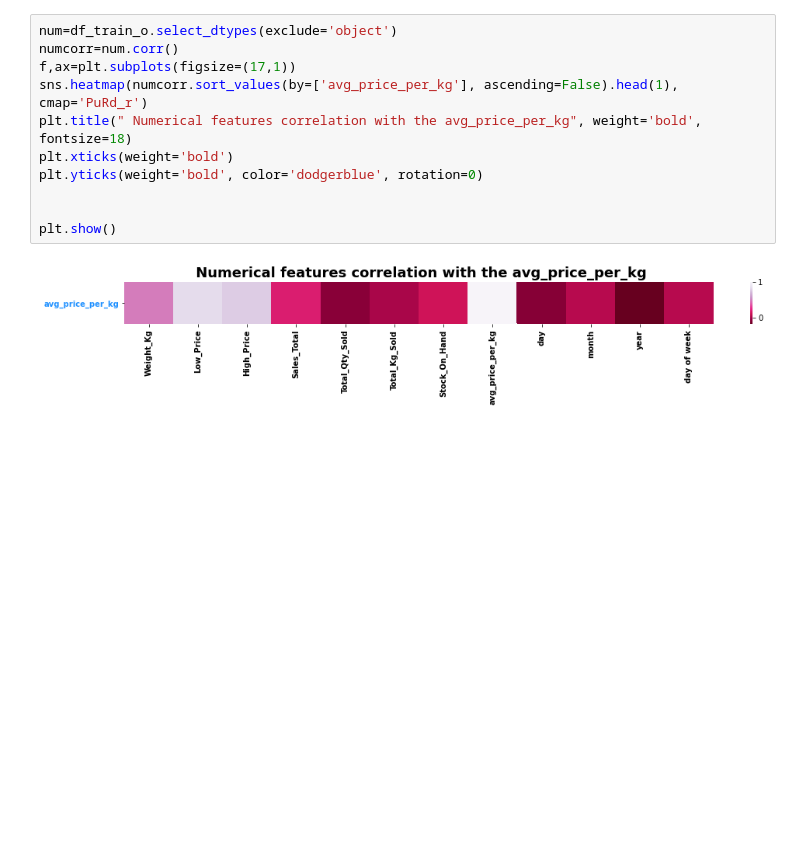
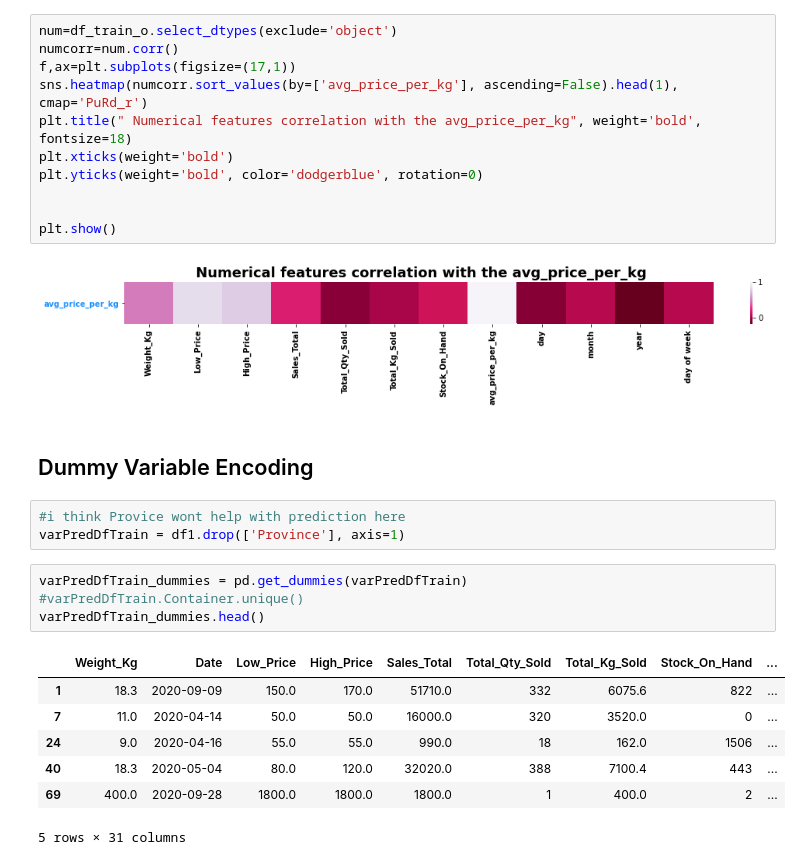
Before and after one commit to Mahlomola-Moses/team_ts_4, a Jupyter notebook: team_ts_four.ipynb, the cells around one changed output. Saved outputs shown, nothing was run; the diff lists cells and outputs as text; blank space fills up the shorter version.

Commit message:
dummy variable encoding

```diff
--- a/team_ts_four.ipynb
+++ b/team_ts_four.ipynb
@@ -307,3 +307,20 @@ plt.yticks(weight='bold', color='dodgerblue', rotation=0)
 plt.show()
 # %% [output]
 [figure]
+# %% [markdown]
+## Dummy Variable Encoding
+# %%
+#i think Provice wont help with prediction here
+varPredDfTrain = df1.drop(['Province'], axis=1)
+# %%
+varPredDfTrain_dummies = pd.get_dummies(varPredDfTrain)
+#varPredDfTrain.Container.unique()
+varPredDfTrain_dummies.head()
+# %% [output]
+|  | Weight_Kg | Date | Low_Price | High_Price | Sales_Total | Total_Qty_Sold | Total_Kg_Sold | Stock_On_Hand | ... |
+| 1 | 18.3 | 2020-09-09 | 150.0 | 170.0 | 51710.0 | 332 | 6075.6 | 822 | ... |
+| 7 | 11.0 | 2020-04-14 | 50.0 | 50.0 | 16000.0 | 320 | 3520.0 | 0 | ... |
+| 24 | 9.0 | 2020-04-16 | 55.0 | 55.0 | 990.0 | 18 | 162.0 | 1506 | ... |
+| 40 | 18.3 | 2020-05-04 | 80.0 | 120.0 | 32020.0 | 388 | 7100.4 | 443 | ... |
+| 69 | 400.0 | 2020-09-28 | 1800.0 | 1800.0 | 1800.0 | 1 | 400.0 | 2 | ... |
+5 rows × 31 columns
```
Also changed, not shown: parts of 1 cell of this notebook.
